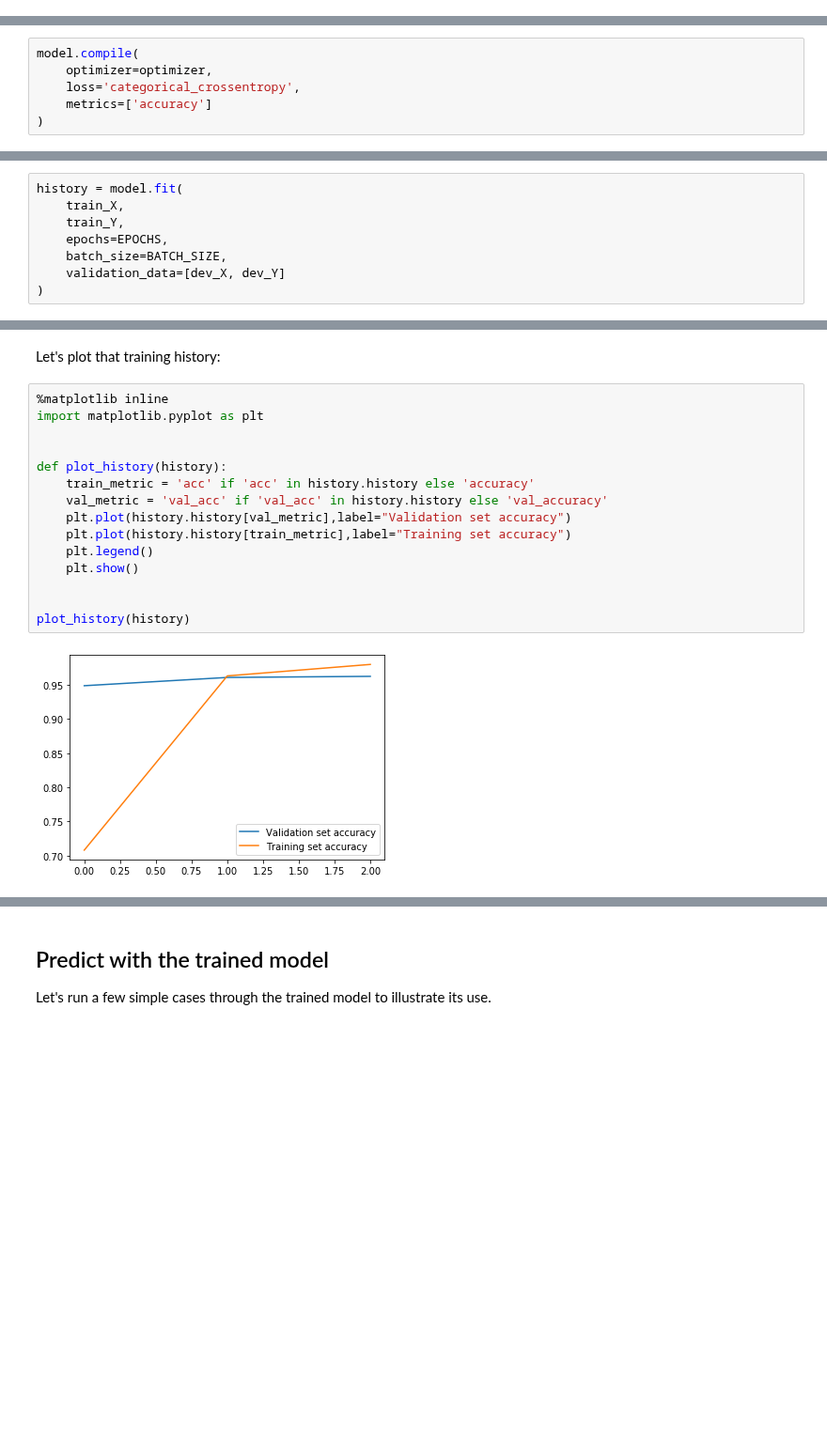
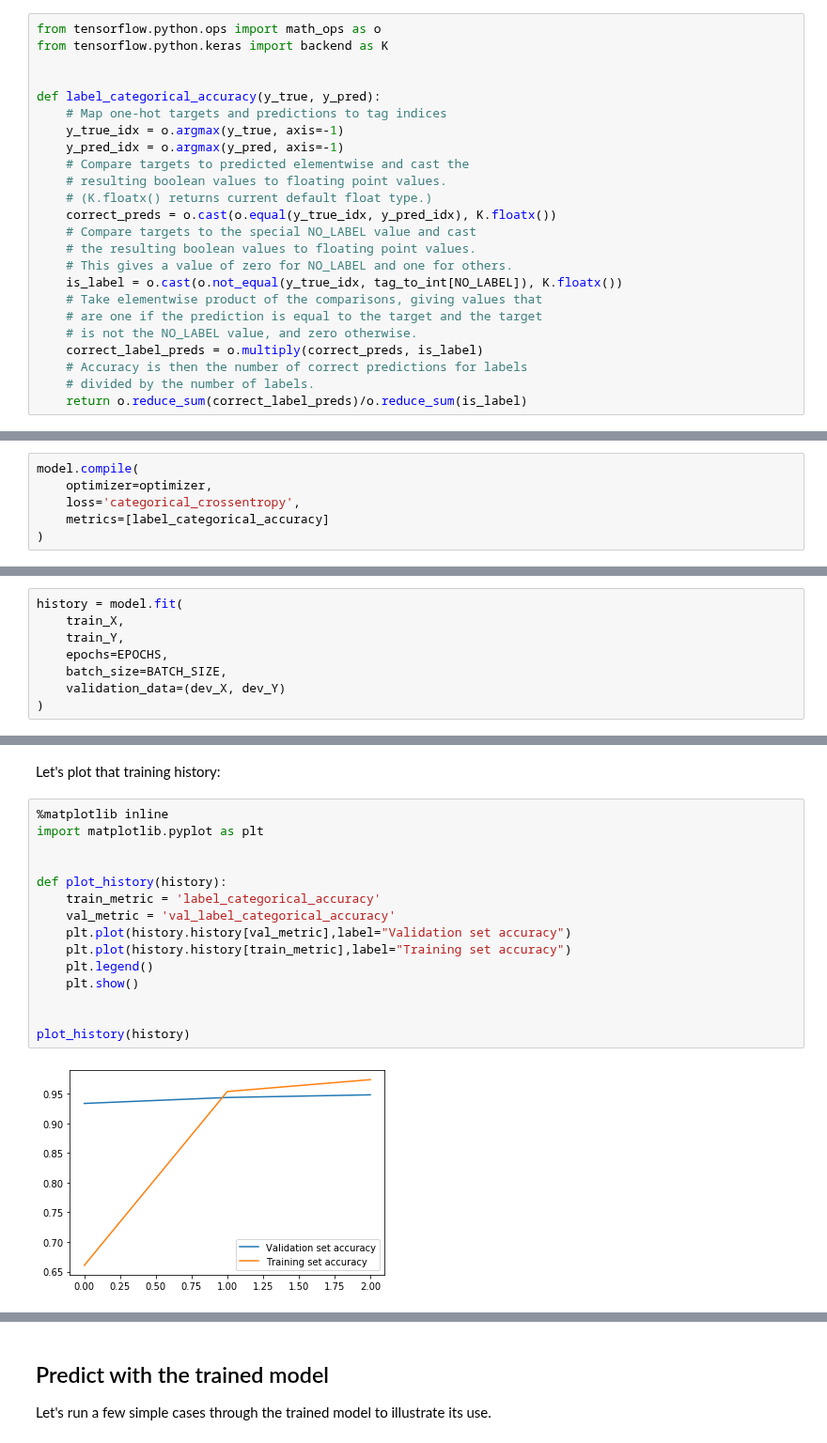
Before and after one commit to TurkuNLP/Deep_Learning_in_LangTech_course, a Jupyter notebook: bert_sequence_labeling.ipynb, the cells around one changed output, grey strips where cells are left out. Shown at 94% size. Saved outputs shown, nothing was run; the diff lists cells and outputs as text; blank space fills up the shorter version.

```diff
--- a/bert_sequence_labeling.ipynb
+++ b/bert_sequence_labeling.ipynb
@@ -590,3 +594,27 @@ optimizer = AdamWarmup(
+# %%
+from tensorflow.python.ops import math_ops as o
+from tensorflow.python.keras import backend as K
+
+
+def label_categorical_accuracy(y_true, y_pred):
+    # Map one-hot targets and predictions to tag indices
+    y_true_idx = o.argmax(y_true, axis=-1)
+    y_pred_idx = o.argmax(y_pred, axis=-1)
+    # Compare targets to predicted elementwise and cast the
+    # resulting boolean values to floating point values.
+    # (K.floatx() returns current default float type.)
+    correct_preds = o.cast(o.equal(y_true_idx, y_pred_idx), K.floatx())
+    # Compare targets to the special NO_LABEL value and cast
+    # the resulting boolean values to floating point values.
+    # This gives a value of zero for NO_LABEL and one for others.
+    is_label = o.cast(o.not_equal(y_true_idx, tag_to_int[NO_LABEL]), K.floatx())
+    # Take elementwise product of the comparisons, giving values that
+    # are one if the prediction is equal to the target and the target
+    # is not the NO_LABEL value, and zero otherwise.
+    correct_label_preds = o.multiply(correct_preds, is_label)
+    # Accuracy is then the number of correct predictions for labels
+    # divided by the number of labels.
+    return o.reduce_sum(correct_label_preds)/o.reduce_sum(is_label)
 # %% [markdown]
 ## Train model
 
@@ -595,7 +623,7 @@ The model is compiled and trained normally. As usual, we'll use `sparse_categori
 model.compile(
     optimizer=optimizer,
     loss='categorical_crossentropy',
-    metrics=['accuracy']
+    metrics=[label_categorical_accuracy]
 )
 # %% [markdown]
 Training, as usual. (Note: this will take a fair bit of time unless you're running with GPU acceleration.)
@@ -605,7 +633,7 @@ history = model.fit(
     train_Y,
     epochs=EPOCHS,
     batch_size=BATCH_SIZE,
-    validation_data=[dev_X, dev_Y]
+    validation_data=(dev_X, dev_Y)
 )
 # %% [output]
 WARNING:tensorflow:From /Users/smp/Library/Python/3.7/lib/python/site-packages/tensorflow_core/python/ops/math_grad.py:1424: where (from tensorflow.python.ops.array_ops) is deprecated and will be remo ...
@@ -623,17 +651,17 @@ Let's plot that training history:
 # %%
 %matplotlib inline
 import matplotlib.pyplot as plt
 
 
 def plot_history(history):
-    train_metric = 'acc' if 'acc' in history.history else 'accuracy'
-    val_metric = 'val_acc' if 'val_acc' in history.history else 'val_accuracy'
+    train_metric = 'label_categorical_accuracy'
+    val_metric = 'val_label_categorical_accuracy'
     plt.plot(history.history[val_metric],label="Validation set accuracy")
     plt.plot(history.history[train_metric],label="Training set accuracy")
     plt.legend()
     plt.show()
 
 
 plot_history(history)
 # %% [output]
-[figure, old version]
+[figure, new version]
```
Also changed, not shown: parts of 11 cells of this notebook.
